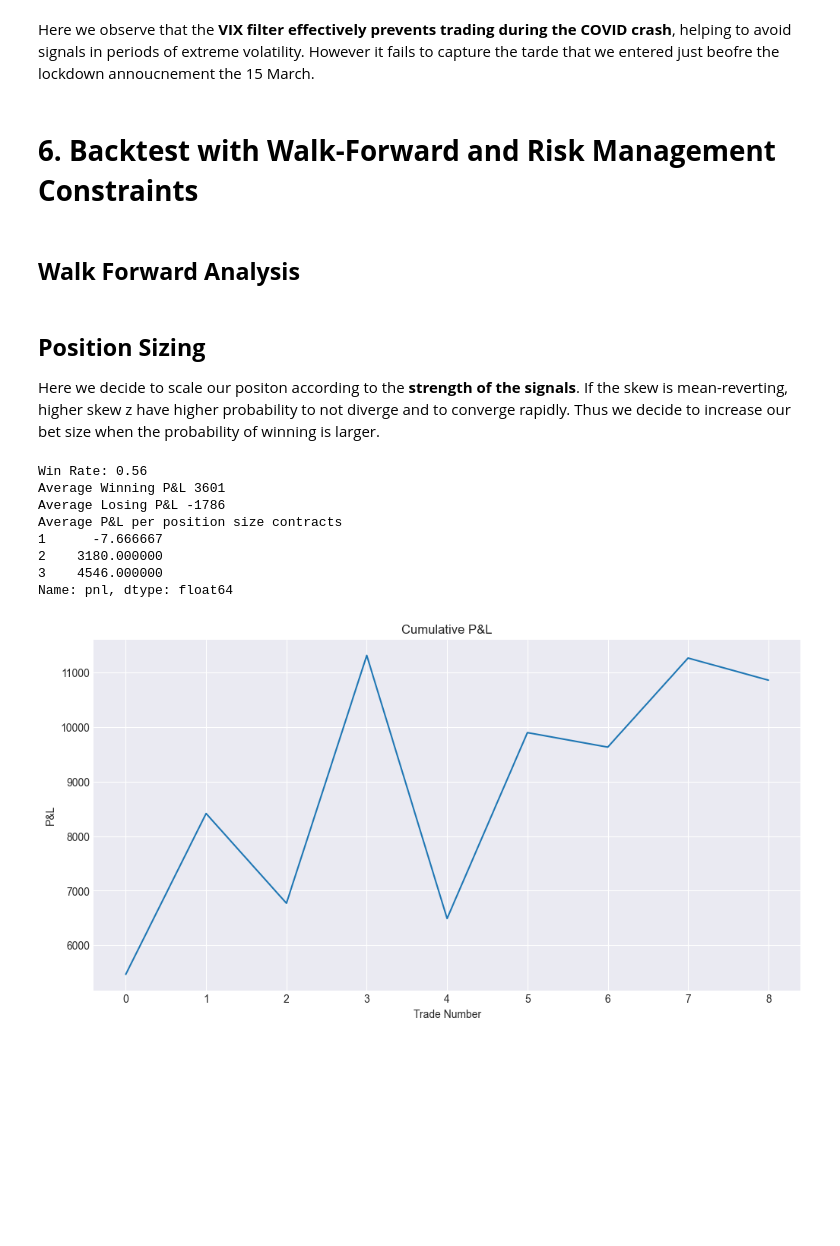
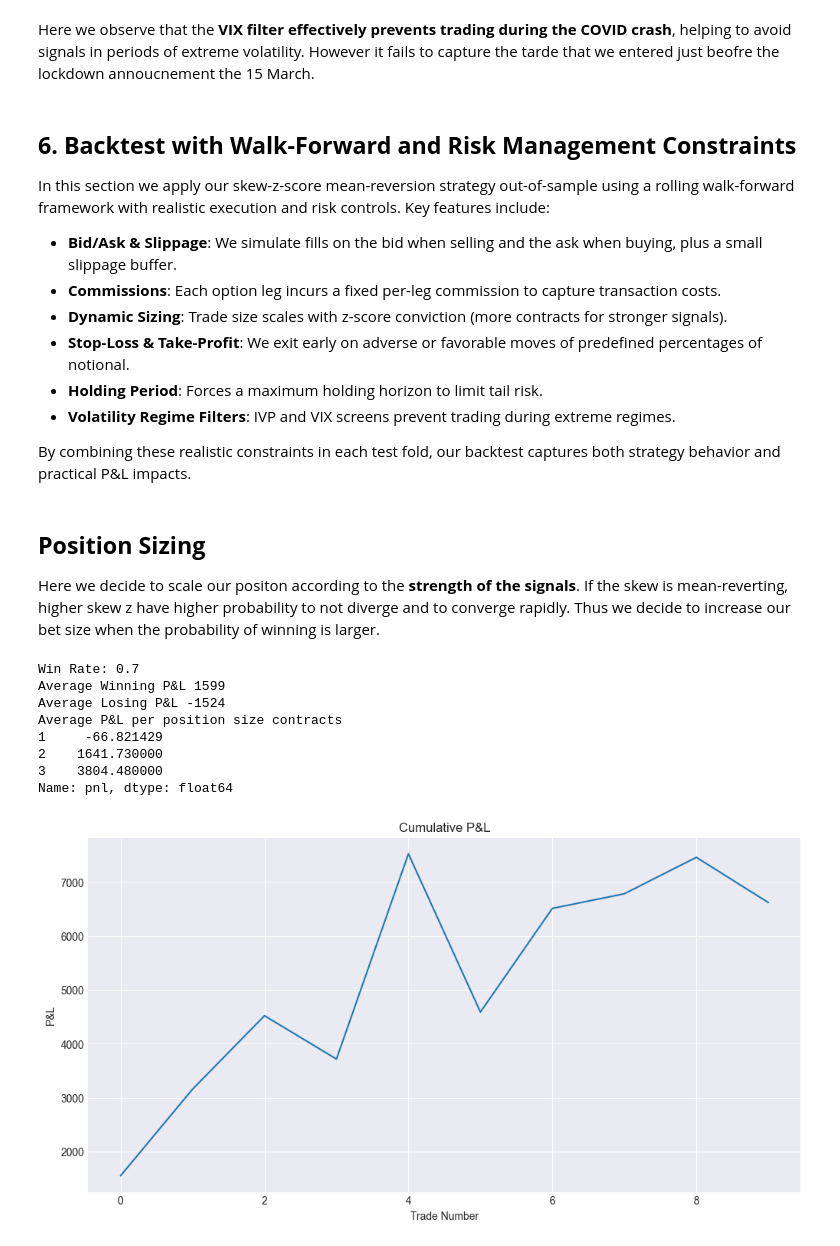
Before and after one commit to anthonymakarewicz/volatility-trading, a Jupyter notebook: skew_trading.ipynb, the cells around one changed output. Drawn from its saved outputs; the diff is of its cells as text; code cells hidden in the pictures; blank space fills up the shorter version.

Commit message:
Finished backtest class

```diff
--- a/skew_trading.ipynb
+++ b/skew_trading.ipynb
@@ -876,9 +876,18 @@ def apply_vix_filter(signals, vix, threshold=30, mom_threshold=0.10):
     out.loc[~vix_mask, ['long','short','exit']] = False
     return out
 # %% [markdown]
-# **6. Backtest with Walk-Forward and Risk Management Constraints**
+## **6. Backtest with Walk-Forward and Risk Management Constraints**
+
+In this section we apply our skew-z-score mean-reversion strategy out-of-sample using a rolling walk-forward framework with realistic execution and risk controls.  Key features include:
+
+- **Bid/Ask & Slippage**: We simulate fills on the bid when selling and the ask when buying, plus a small slippage buffer.
+- **Commissions**: Each option leg incurs a fixed per-leg commission to capture transaction costs.
+- **Dynamic Sizing**: Trade size scales with z-score conviction (more contracts for stronger signals).
+- **Stop-Loss & Take-Profit**: We exit early on adverse or favorable moves of predefined percentages of notional.
+- **Holding Period**: Forces a maximum holding horizon to limit tail risk.
+- **Volatility Regime Filters**: IVP and VIX screens prevent trading during extreme regimes.
+
+By combining these realistic constraints in each test fold, our backtest captures both strategy behavior and practical P&L impacts.
-# %% [markdown]
-## **Walk Forward Analysis**
 # %%
 class Backtester:
     def __init__(
@@ -1124,12 +1181,6 @@ Here we decide to scale our positon according to the **strength of the signals**
 # %%
 def stepwise_position_sizing(z, entry_threshold=2.0, step_size=1,
                                base_size=1, max_size=3):
-    """
-    - Only trade if |z| ≥ entry_threshold.
-    - For |z| = entry_threshold → base_size contracts.
-    - Then for each additional `step_size` in |z| above threshold, add 1 contract.
-    - Cap at max_size.
-    """
     if np.isnan(z) or abs(z) < entry_threshold:
         return 0
 
@@ -1142,31 +1193,31 @@ def stepwise_position_sizing(z, entry_threshold=2.0, step_size=1,
 # %%
 bt = Backtester(
     options, synthetic_skew, vix,
     compute_zscore, z_score_strategy,
     compute_iv_percentile, apply_ivp_filter,
     apply_vix_filter, stepwise_position_sizing,
-    find_viable_dtes, holding_period=10
+    find_viable_dtes
 )
 
-summary, trades, equity = bt.walk_forward_test(train_window=252*2, test_window=21, entry_threshold=2, vix_threshold=30)
+summary, trades, equity = bt.walk_forward_test(train_window=252, test_window=21, entry_threshold=2, vix_threshold=30)
 
 print("Win Rate:", round((trades.pnl > 0).sum() / len(trades), 2))
 print("Average Winning P&L", round(trades.loc[trades.pnl > 0, "pnl"].mean()))
 print("Average Losing P&L", round(trades.loc[trades.pnl <= 0, "pnl"].mean()))
 print("Average P&L per position size", trades.groupby("contracts")["pnl"].mean())
 
 plt.title("Cumulative P&L")
 plt.ylabel("P&L")
 plt.xlabel("Trade Number")
 trades.pnl.cumsum().plot(figsize=(12, 6))
 plt.show()
 # %% [output]
-Win Rate: 0.56
-Average Winning P&L 3601
-Average Losing P&L -1786
+Win Rate: 0.7
+Average Winning P&L 1599
+Average Losing P&L -1524
 Average P&L per position size contracts
-1      -7.666667
-2    3180.000000
-3    4546.000000
+1     -66.821429
+2    1641.730000
+3    3804.480000
 Name: pnl, dtype: float64
-[figure, old version]
+[figure, new version]
```
Also changed, not shown: parts of 4 cells of this notebook.
